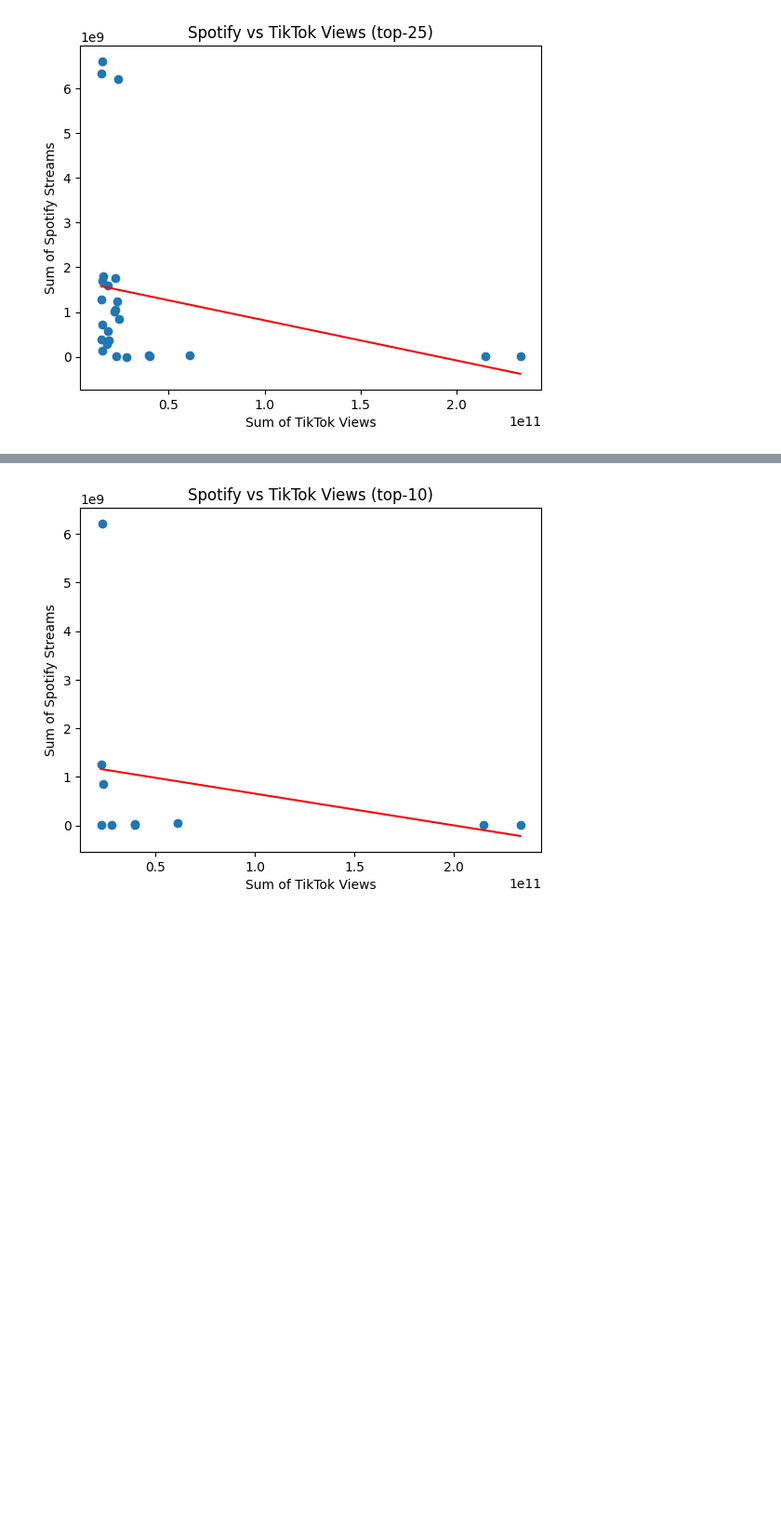
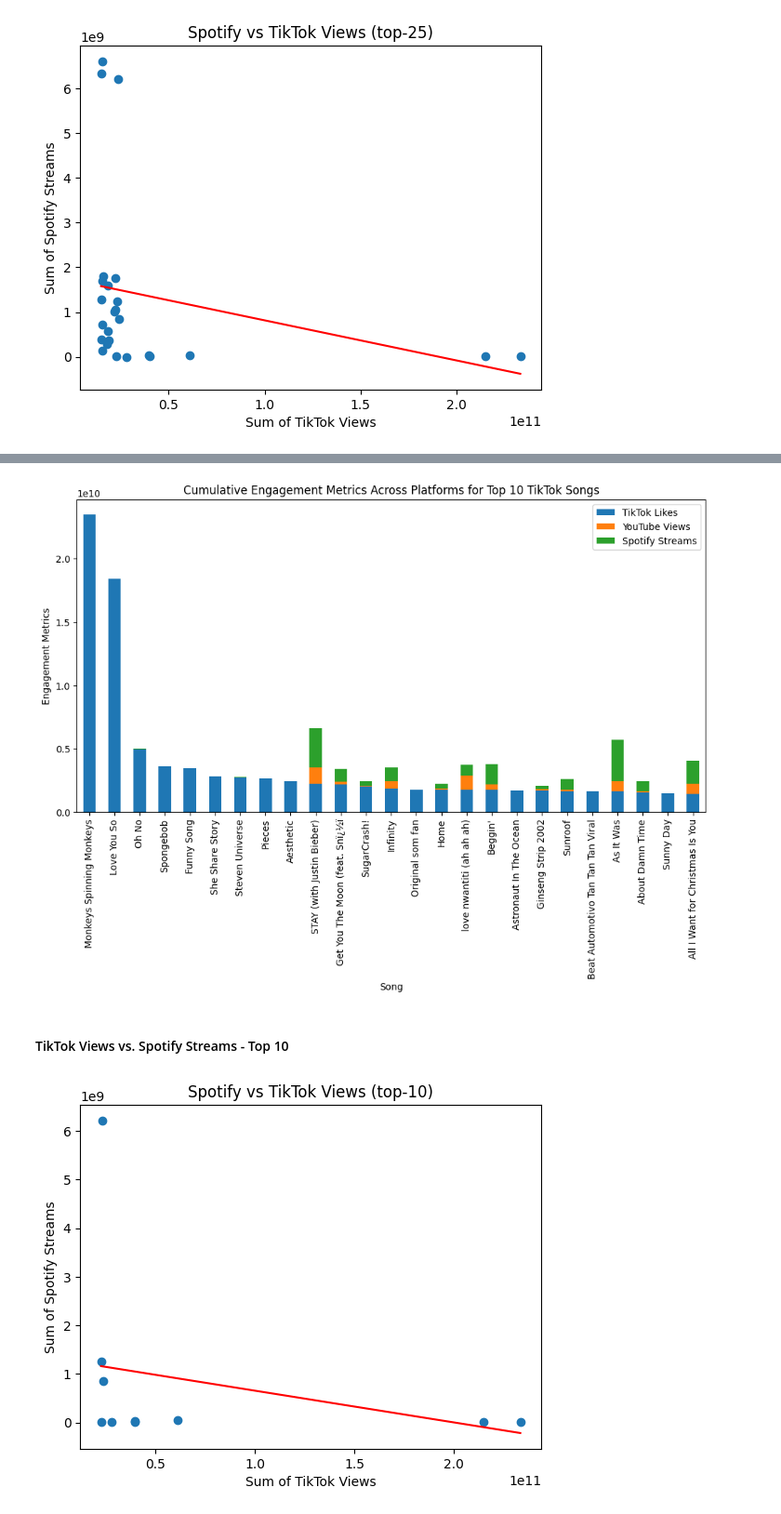
Before and after one commit to qstibbins/project-1, a Jupyter notebook: data.ipynb, the cells around one changed output, grey strips where cells are left out. Shown at 93% size. Drawn from its saved outputs; the diff is of its cells as text; code cells hidden in the pictures; blank space fills up the shorter version.

```diff
--- a/data.ipynb
+++ b/data.ipynb
@@ -494,3 +618,20 @@ print(f"The r^2-value is: {rvalue**2}")
+# %%
+# Select top 10 tracks based on TikTok Likes
+top_tracks = most_streamed_df.nlargest(25, 'TikTok Likes')
+
+# Set track names as index
+top_tracks.set_index('Song', inplace=True)
+
+# Plot layered bar graph
+top_tracks[['TikTok Likes', 'YouTube Views', 'Spotify Streams']].plot(kind='bar', stacked=True, figsize=(12, 6))
+plt.ylabel('Engagement Metrics')
+plt.title('Cumulative Engagement Metrics Across Platforms for Top 10 TikTok Songs')
+plt.legend(loc='upper right')
+plt.show()
+# %% [output]
+[figure, added]
+# %% [markdown]
+#### TikTok Views vs. Spotify Streams - Top 10
 # %%
 # Add the linear regression equation and line to plot
 x_values = top_10_tiktok_df["Sum of TikTok Views"]
```
Also changed, not shown: parts of 23 cells of this notebook.
